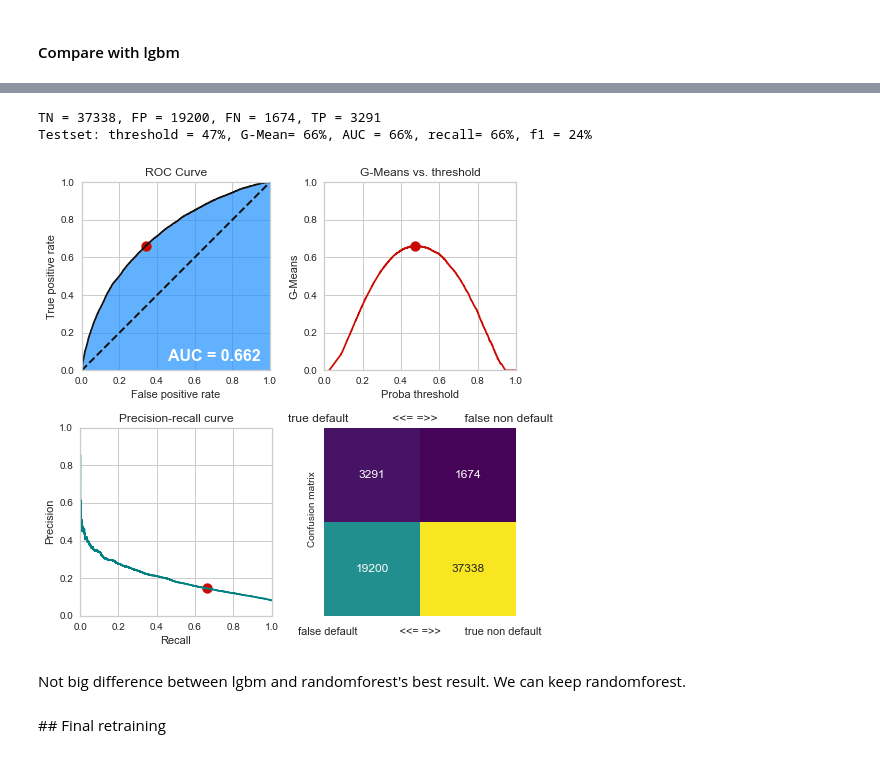
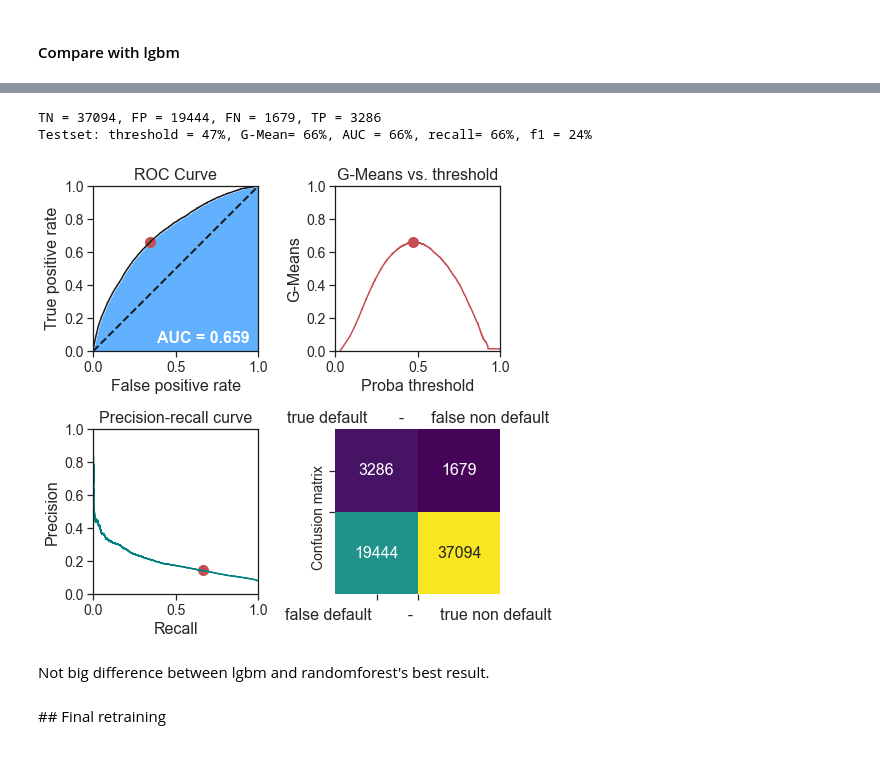
Before and after one commit to Teycir/Openclassrooms_project7, a Jupyter notebook: projet7_modelisation.ipynb, the cells around one changed output, grey strips where cells are left out. Cells and saved outputs as stored; diff of their text form; code cells hidden in the pictures.

Commit message:
Save model lgbm

```diff
--- a/projet7_modelisation.ipynb
+++ b/projet7_modelisation.ipynb
@@ -1288,39 +1288,39 @@ plt.xlabel("False positive rate")
 plt.ylabel("True positive rate")
 
 plt.subplot(222)
 plt.plot(thresholds, g_means, 'r');
 plt.scatter(thresholds[ix], g_means[ix], marker='o', s=100, color='r', label='Best')
 plt.xlim(0,1)
 plt.xlabel('Proba threshold')
 plt.ylim(0,1)
 plt.ylabel('G-Means')
 plt.title('G-Means vs. threshold')
 
 plt.subplot(223)
 plt.plot(recall_, precision_, 'teal');
 plt.scatter(recall, precision, marker='o', s=100, color='r', label='Best')
 plt.xlim(0,1)
 plt.xlabel('Recall')
 plt.ylim(0,1)
 plt.ylabel('Precision')
 plt.title('Precision-recall curve')
 
 plt.subplot(224)
 sns.heatmap(conf_mat, cmap=my_colors(100), annot=True, fmt='.0f', cbar=False)
 plt.xticks([0.5,1], ["",""])
 plt.yticks([0.5,1], ["Confusion matrix",""])
-plt.xlabel('false default              <<= =>>        true non default')
+plt.xlabel('false default        -      true non default')
 
-plt.title('true default             <<= =>>        false non default')
+plt.title('true default       -      false non default')
 
 plt.tight_layout(pad=1.1)
 plt.show()
 # %% [output]
-TN = 37338, FP = 19200, FN = 1674, TP = 3291
+TN = 37094, FP = 19444, FN = 1679, TP = 3286
 Testset: threshold = 47%, G-Mean= 66%, AUC = 66%, recall= 66%, f1 = 24%
-[figure, old version]
+[figure, new version]
 # %% [markdown]
-Not big difference between lgbm and randomforest's best result. We can keep randomforest.
+Not big difference between lgbm and randomforest's best result.
 # %% [markdown]
 ## Final retraining
 # %%
```
Also changed, not shown: parts of 7 cells of this notebook.
